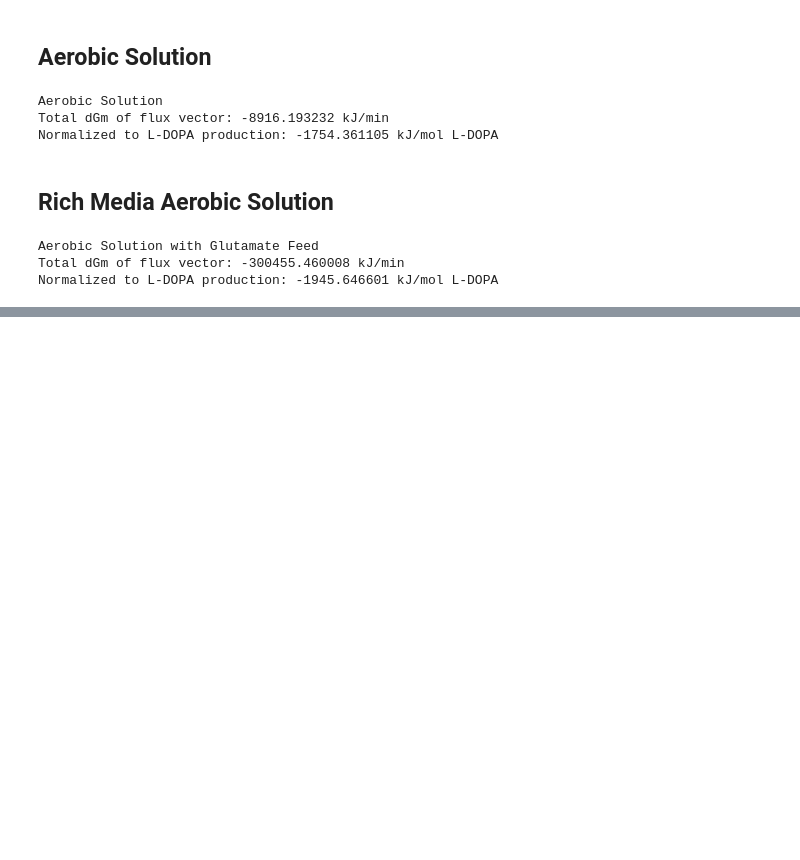
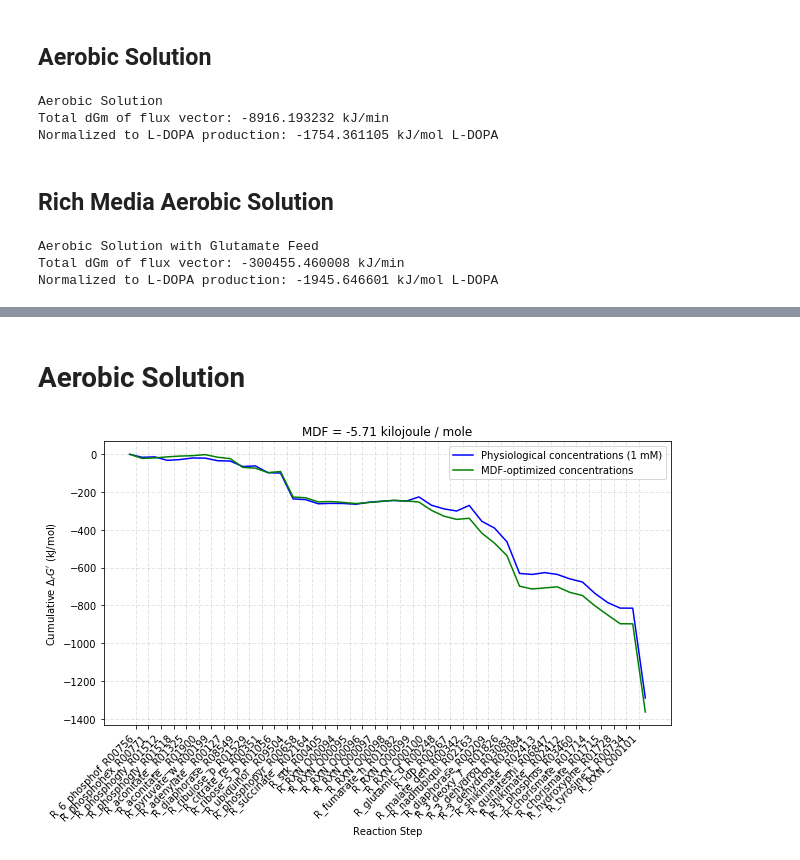
Before and after one commit to russell-stewart/levdopa_synthesis, a Jupyter notebook: presentation.ipynb, the cells around one changed output, grey strips where cells are left out. Drawn from its saved outputs; the diff is of its cells as text; code cells hidden in the pictures; blank space fills up the shorter version.

```diff
--- a/presentation.ipynb
+++ b/presentation.ipynb
@@ -538,0 +604,13 @@ Normalized to L-DOPA production: -1945.646601 kJ/mol L-DOPA
+# %% [markdown]
+# Aerobic Solution
+# %%
+filename = 'Equilibrator_Pathway_CSV/solution_pH7.00_I0.10_MDF.tsv'#Read in resulting sbtab
+sbtab_file = open(filename, 'r')
+file_content = sbtab_file.read()
+sbtab_file.close()
+doc = SBtab.SBtabDocument("solution_pH7.00_I0.10_MDF", file_content, filename)#Run mdf analysis
+solution_pathway = Pathway.from_sbtab(doc)
+solution_mdf_result = solution_pathway.calc_mdf()#Plot output
+solution_mdf_result.reaction_plot;
+# %% [output]
+[figure, added]
```
Also changed, not shown: parts of 33 cells of this notebook, 7 other files.
